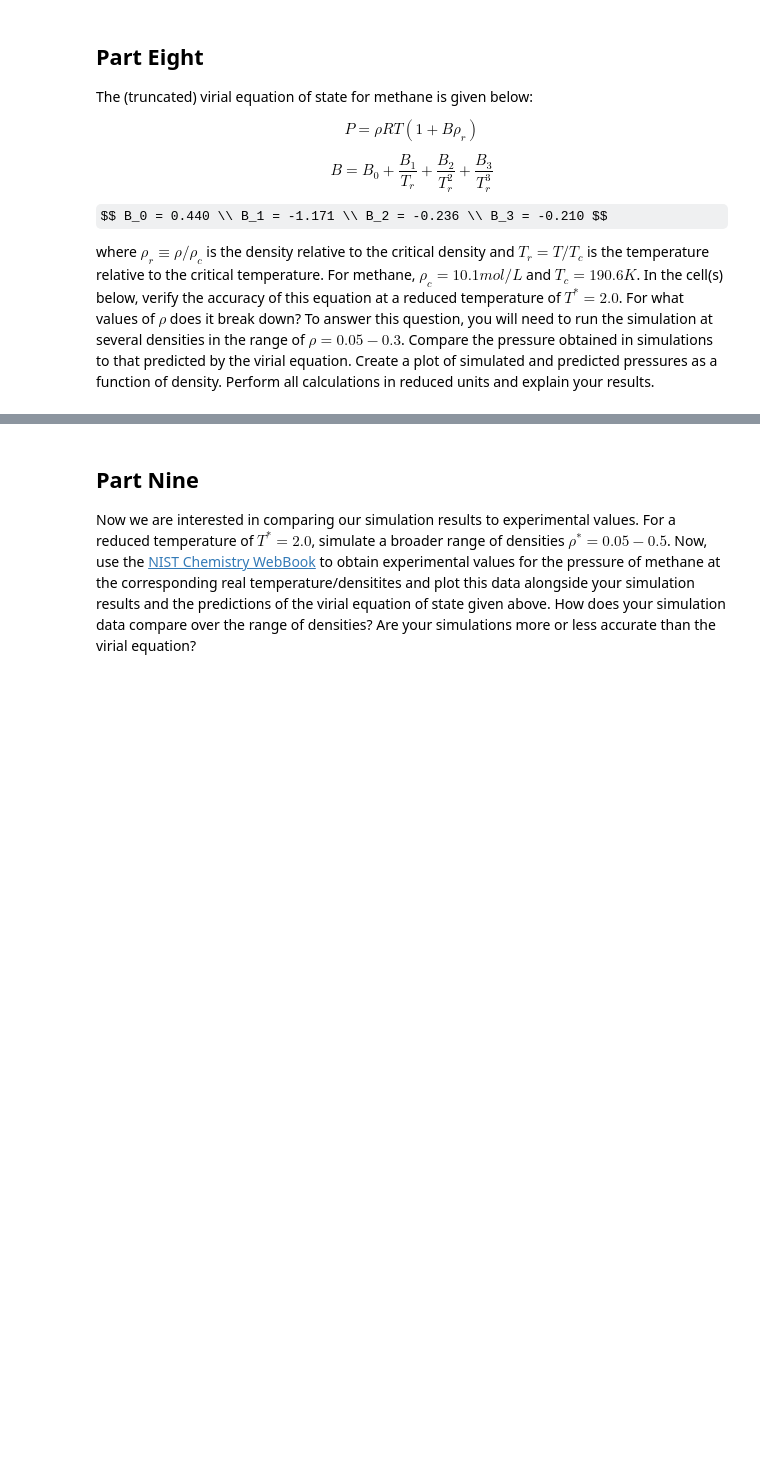
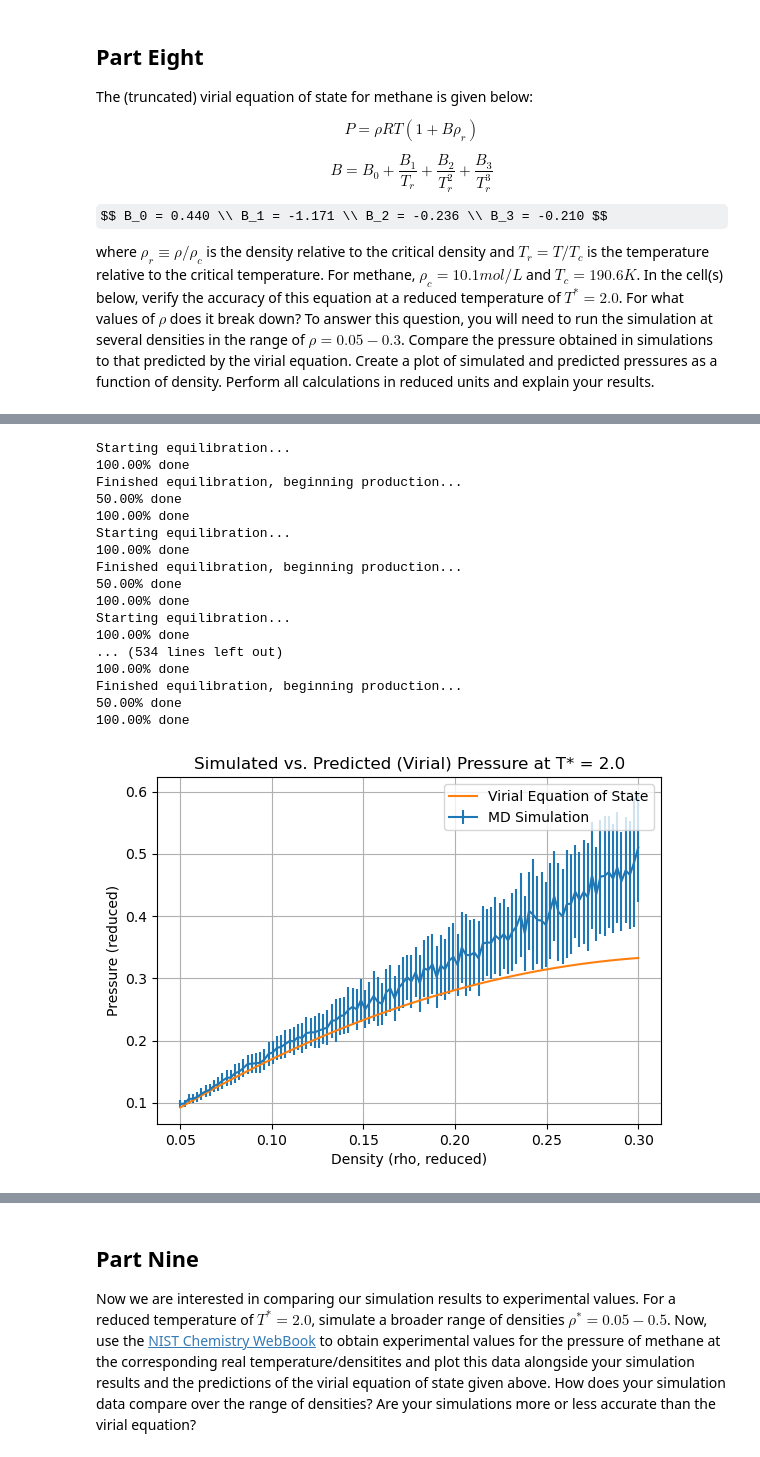
Before and after one commit to kythreotis/Molecular-Dynamics-Simulation, a Jupyter notebook: 2026 Molecular Dynamics Assignment.ipynb, the cells around one changed output, grey strips where cells are left out. Drawn from its saved outputs; the diff is of its cells as text; code cells hidden in the pictures; some formulas as TeX source; blank space fills up the shorter version.

```diff
--- a/2026 Molecular Dynamics Assignment.ipynb
+++ b/2026 Molecular Dynamics Assignment.ipynb
@@ -294,0 +598,64 @@ In the cell(s) below, verify the accuracy of this equation at a reduced temperat
+# %%
+def density_sweep(rho_vals, temp, n_atoms, n_steps_eq, n_steps_prod, block_data=50):
+  prod_start_idx = n_steps_eq//block_data
+  simulation_pressure_mean = []
+  simulation_pressure_error = []
+  virial_pressure = []
+  all_data = {}
+
+  for rho in rho_vals:
+    data = runSimulation(temp, n_atoms, rho, n_steps_eq, n_steps_prod)
+    all_data[rho] = data
+
+    p_production = np.asarray(data["pres"][prod_start_idx:], dtype=float)
+    simulation_pressure_mean.append(np.mean(p_production))
+    simulation_pressure_error.append(np.std(p_production))
+    virial_pressure.append(virial_eos_press(rho, T_star=2.0, Tc=190.6, R=1)) #rho_c =mol/L, Tc = Kelvin, R in L*bar/mol*K
+
+  return (
+      np.asarray(rho_vals),
+      np.asarray(simulation_pressure_mean),
+      np.asarray(simulation_pressure_error),
+      np.asarray(virial_pressure),
+      all_data
+  )
+# %%
+rho_vals = np.linspace(0.05, 0.3, 110)
+rho_vals, simulation_pressure_mean, simulation_pressure_error, virial_pressure, all_data = density_sweep(
+    rho_vals,
+    temp=2.0,
+    n_atoms=200,
+    n_steps_eq=5000,
+    n_steps_prod=10000
+)
+
+rho_space = np.linspace(min(rho_vals), max(rho_vals), 200)
+vir_space = [virial_eos_press(r, T_star=2.0, Tc=190.6, R=1) for r in rho_space]
+plt.figure(figsize=(6.5, 4.5))
+plt.errorbar(rho_vals, simulation_pressure_mean, yerr=simulation_pressure_error, label='MD Simulation')
+plt.plot(rho_space, vir_space, label='Virial Equation of State')
+plt.xlabel("Density (rho, reduced)")
+plt.ylabel("Pressure (reduced)")
+plt.title("Simulated vs. Predicted (Virial) Pressure at T* = 2.0")
+plt.legend()
+plt.grid(True)
+plt.show()
+# %% [output]
+Starting equilibration...
+100.00% done
+Finished equilibration, beginning production...
+50.00% done
+100.00% done
+Starting equilibration...
+100.00% done
+Finished equilibration, beginning production...
+50.00% done
+100.00% done
+Starting equilibration...
+100.00% done
+... (534 lines left out)
+100.00% done
+Finished equilibration, beginning production...
+50.00% done
+100.00% done
+[figure, added]
```
Also changed, not shown: parts of 25 cells of this notebook.
